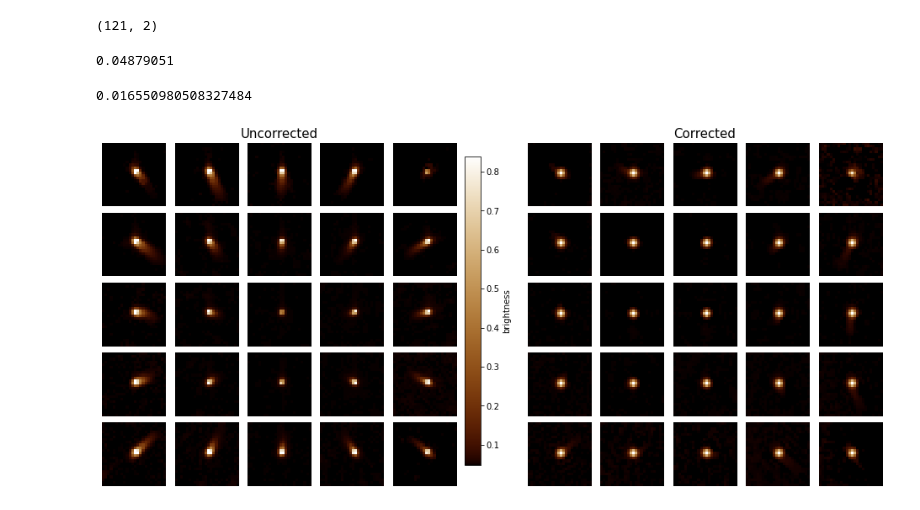
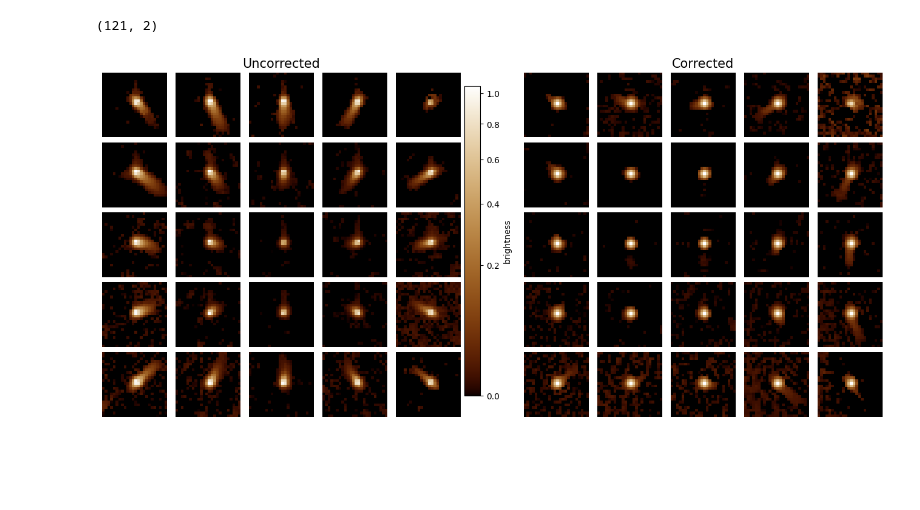
Before and after one commit to punch-mission/paper-variable-point-spread-functions, a Jupyter notebook: notebooks/punch.ipynb, the cells around one changed output. Cells and saved outputs as stored; diff of their text form; code cells hidden in the pictures; blank space fills up the shorter version.

```diff
--- a/notebooks/punch.ipynb
+++ b/notebooks/punch.ipynb
@@ -122,27 +122,18 @@ g = a
 b = np.square(a)
 colors = np.stack([r, g, b], axis=-1)
 custom = clr.ListedColormap(colors)
-# %%
-vmin
-# %% [output]
-0.04879051
-# %%
-vmax
-# %% [output]
-0.016550980508327484
 # %%
 import matplotlib.pyplot as plt
 from matplotlib.gridspec import GridSpec
 from mpl_toolkits.axes_grid1.inset_locator import inset_axes
 import itertools
 import matplotlib.pylab as pylab
+import matplotlib.colors as colors
 params = {'axes.titlesize': 15}
 pylab.rcParams.update(params)
 
-vmin = np.log10(std)
-vmin = std
-
-vmax = 0.8*np.max(uncorrected_patches)
+vmin = 0.05
+vmax = np.max(uncorrected_patches)
 
 fig = plt.figure(constrained_layout=True, figsize=(13, 6))
 
@@ -150,34 +141,34 @@ gs = GridSpec(5, 11, figure=fig,
               width_ratios=[1, 1, 1, 1, 1, 0.8, 1, 1, 1, 1, 1],
               height_ratios=[1]*5)
 
 uncorrected_axs = dict()
 for i, j in itertools.product(range(5), range(5)):
     uncorrected_axs[i, j] = fig.add_subplot(gs[i, j])
 for i in range(25):
     row, col = i % 5, i // 5
     im = uncorrected_axs[4-row, col].imshow(uncorrected_patches[i][4:-4, 4:-4],
-                                     vmin=vmin, vmax=vmax, origin='lower', cmap=custom)
+                                  origin='lower', cmap=custom, norm=colors.PowerNorm(gamma=1/2.2, vmin=vmin, vmax=vmax))
     uncorrected_axs[4-row, col].set_axis_off()
     uncorrected_axs[4-row, col].set_aspect(1)
 
 cax = fig.add_axes([0.465, 0.065, 0.02, 0.85])
 #fig.colorbar(im, cax=cax, orientation='vertical', label='log$_{10}$(brightness)')
 fig.colorbar(im, cax=cax, orientation='vertical', label='brightness')
 
 corrected_axs = dict()
 for i, j in itertools.product(range(5), range(5)):
     corrected_axs[i, j] = fig.add_subplot(gs[i, j+6])
 for i in range(25):
     row, col = i // 5, i % 5
     im = corrected_axs[4-row, col].imshow(corrected_patches[i][4:-4, 4:-4],
-                                     vmin=vmin, vmax=vmax, origin='lower', cmap=custom)
+                                    origin='lower', cmap=custom, norm=colors.PowerNorm(gamma=1/2.2, vmin=vmin, vmax=vmax))
     corrected_axs[4-row, col].set_axis_off()
     corrected_axs[4-row, col].set_aspect(1)
 
 
 uncorrected_axs[0, 2].set_title("Uncorrected")
 corrected_axs[0, 2].set_title("Corrected")
 plt.show()
-fig.savefig("punch_gamma.png")
+fig.savefig("../figures/punch.png")
 # %% [output]
-[figure, old version]
+[figure, new version]
```
Also changed, not shown: parts of 1 cell of this notebook, 8 other files.
